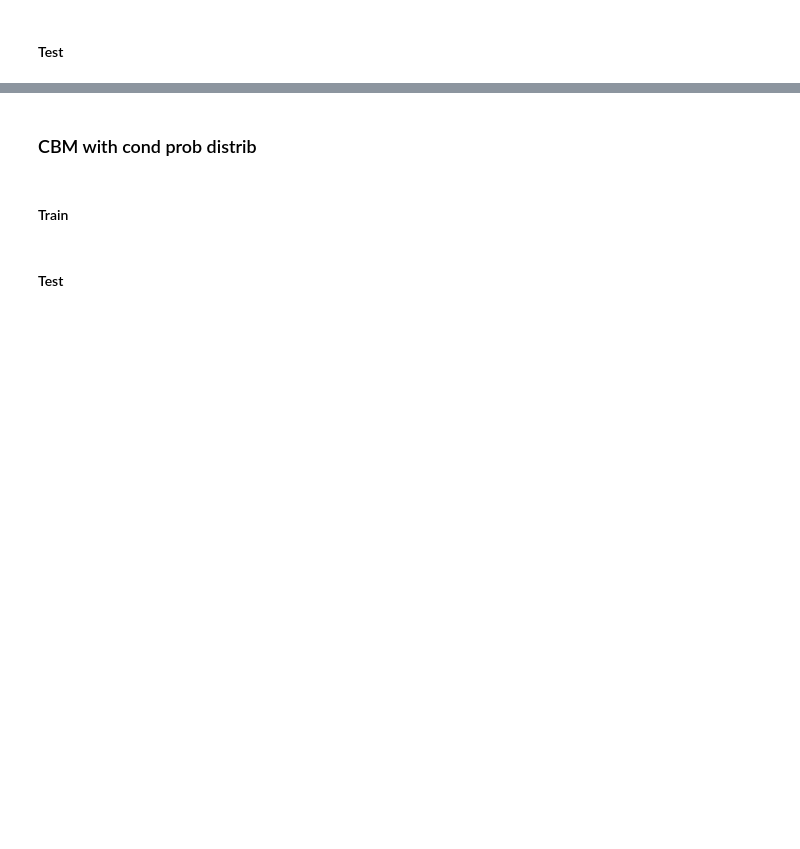
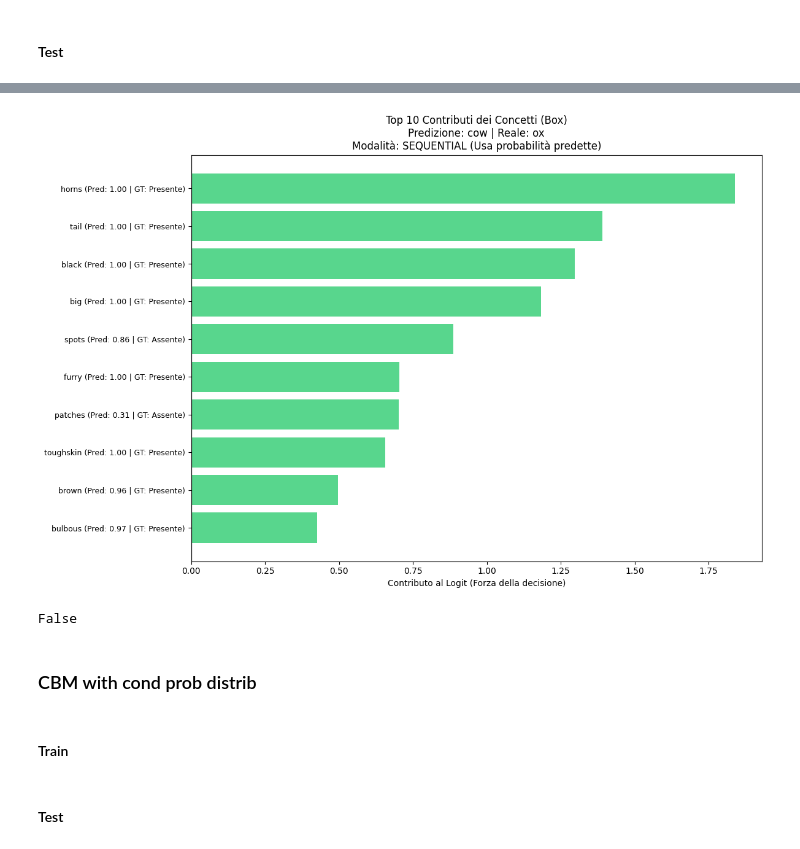
Before and after one commit to stefano-gamba/BoxEmbeddingCBM, a Jupyter notebook: notebooks/sequential_training.ipynb, the cells around one changed output, grey strips where cells are left out. Saved outputs shown, nothing was run; the diff lists cells and outputs as text; code cells hidden in the pictures; blank space fills up the shorter version.

```diff
--- a/notebooks/sequential_training.ipynb
+++ b/notebooks/sequential_training.ipynb
@@ -321,7 +321,19 @@ Analisi degli Errori Principali:
 # %%
 from src.CHM.interpretation import explain_prediction
 
-explain_prediction(b_cls, test_dataloader, concepts, classes, class_concept_matrix, box_tensors)
+explain_prediction(
+    b_cls,
+    test_dataloader,
+    concepts,
+    classes,
+    class_concept_matrix,
+    box_tensors,
+    concept_predictor=b_concept_predictor,
+    target_class="ox"
+)
+# %% [output]
+[figure, added]
+False
 # %% [markdown]
 ### CBM with cond prob distrib
 # %% [markdown]
```
Also changed, not shown: parts of 10 cells of this notebook, 2 other files.
